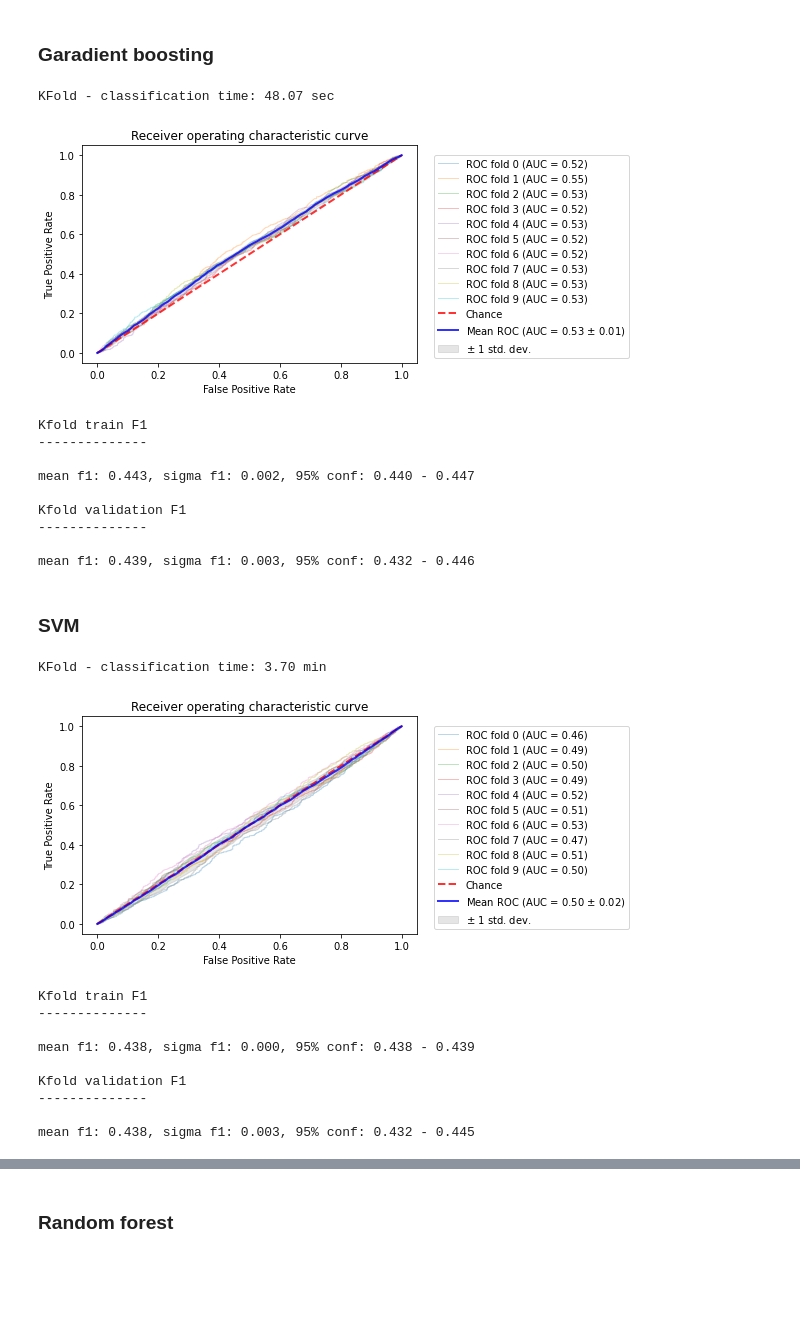
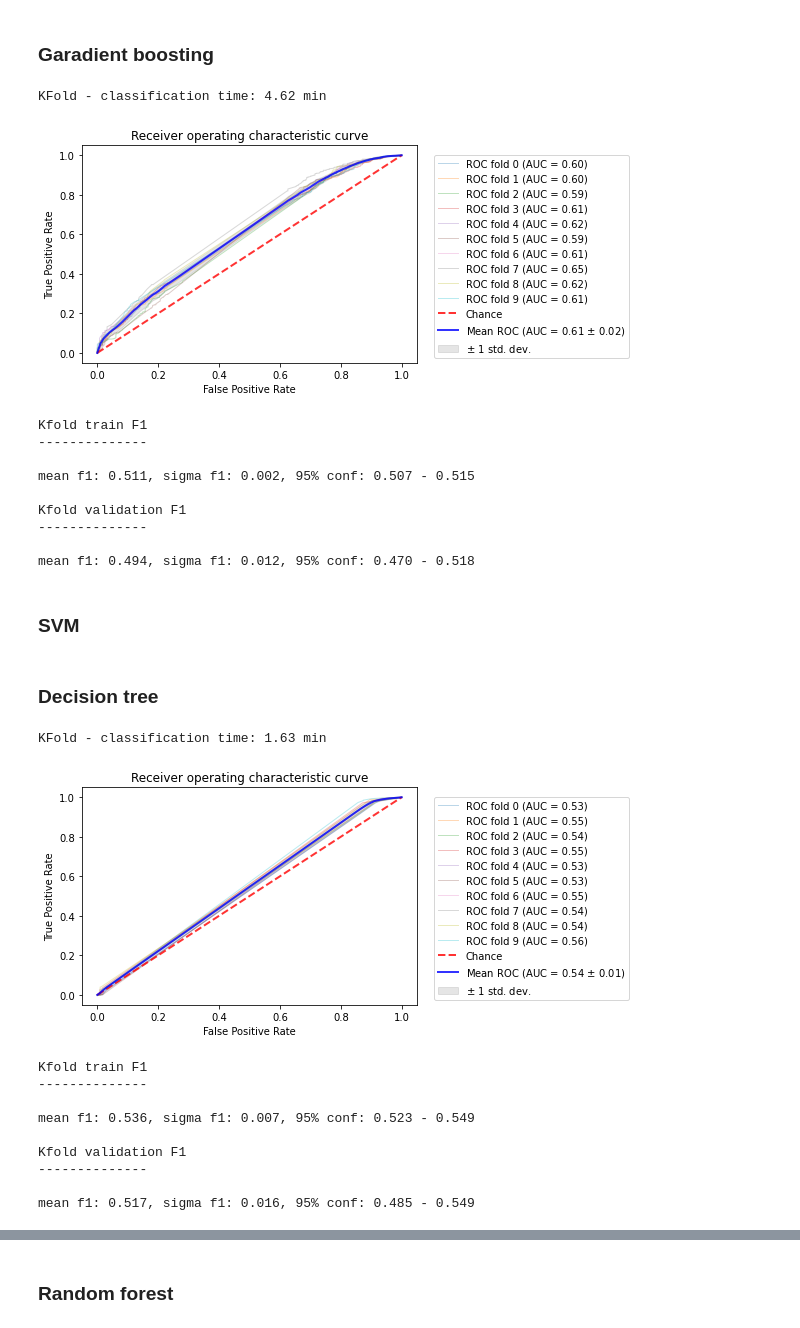
Before and after one commit to MatthewZid/ErgasiaML, a Jupyter notebook: src/personalityML.ipynb, the cells around one changed output, grey strips where cells are left out. Cells and saved outputs as stored; diff of their text form; code cells hidden in the pictures; blank space fills up the shorter version.

```diff
--- a/src/personalityML.ipynb
+++ b/src/personalityML.ipynb
@@ -669,38 +614,43 @@ mean f1: 0.457, sigma f1: 0.006, 95% conf: 0.446 - 0.469
 # %%
 from sklearn.ensemble import GradientBoostingClassifier
 
-del clf
-clf = GradientBoostingClassifier(max_depth=3)
-clf_kfold(X_train, y_train, clf)
+clf = make_pipeline(vectorizer, GradientBoostingClassifier(max_depth=3))
+best_clf = clf_kfold(X_train, y_train, clf)
 # %% [output]
-KFold - classification time: 48.07 sec
+KFold - classification time: 4.62 min
-[figure, old version]
+[figure, new version]
 Kfold train F1
 --------------
 
-mean f1: 0.443, sigma f1: 0.002, 95% conf: 0.440 - 0.447
+mean f1: 0.511, sigma f1: 0.002, 95% conf: 0.507 - 0.515
 
 Kfold validation F1
 --------------
 
-mean f1: 0.439, sigma f1: 0.003, 95% conf: 0.432 - 0.446
+mean f1: 0.494, sigma f1: 0.012, 95% conf: 0.470 - 0.518
 # %% [markdown]
 ### SVM
 # %%
 from sklearn.svm import SVC
 
-del clf
-clf = SVC(C=1, gamma='auto')
-clf_kfold(X_train, y_train, clf)
+clf = make_pipeline(vectorizer, SVC(C=1, kernel='linear', gamma='auto'))
+best_clf = clf_kfold(X_train, y_train, clf)
-# %% [output]
-KFold - classification time: 3.70 min
-[figure, removed]
-Kfold train F1
---------------
-
-mean f1: 0.438, sigma f1: 0.000, 95% conf: 0.438 - 0.439
-
-Kfold validation F1
---------------
-
-mean f1: 0.438, sigma f1: 0.003, 95% conf: 0.432 - 0.445
+# %% [markdown]
+### Decision tree
+# %%
+from sklearn import tree
+
+clf = make_pipeline(vectorizer, tree.DecisionTreeClassifier(max_depth=6))
+best_clf = clf_kfold(X_train, y_train, clf)
+# %% [output]
+KFold - classification time: 1.63 min
+[figure, added]
+Kfold train F1
+--------------
+
+mean f1: 0.536, sigma f1: 0.007, 95% conf: 0.523 - 0.549
+
+Kfold validation F1
+--------------
+
+mean f1: 0.517, sigma f1: 0.016, 95% conf: 0.485 - 0.549
```
Also changed, not shown: parts of 30 cells of this notebook.
